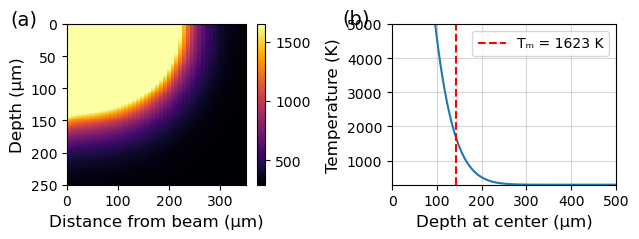
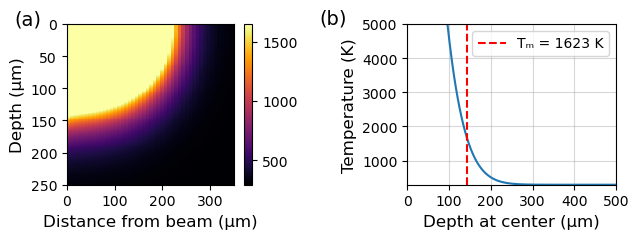
The notebook cell's code change between the first figure and the second:
--- before
+++ after
@@ -24,5 +24,5 @@
 axes[1].legend()
 axes[1].grid(alpha=0.5)
-axes[1].text(-110, 5000, "(b)", fontsize=14)
+axes[1].text(-210, 5000, "(b)", fontsize=14)
 
 plt.tight_layout()

Commit: Fixed (b) for spot melting model plot